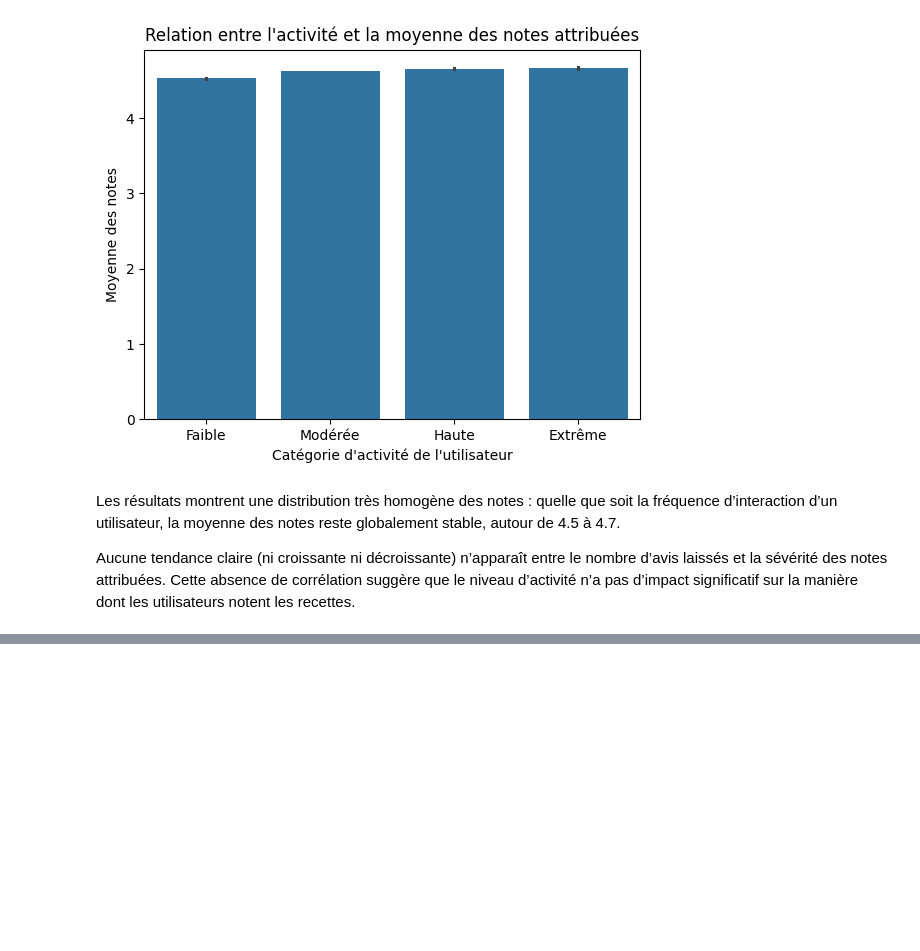
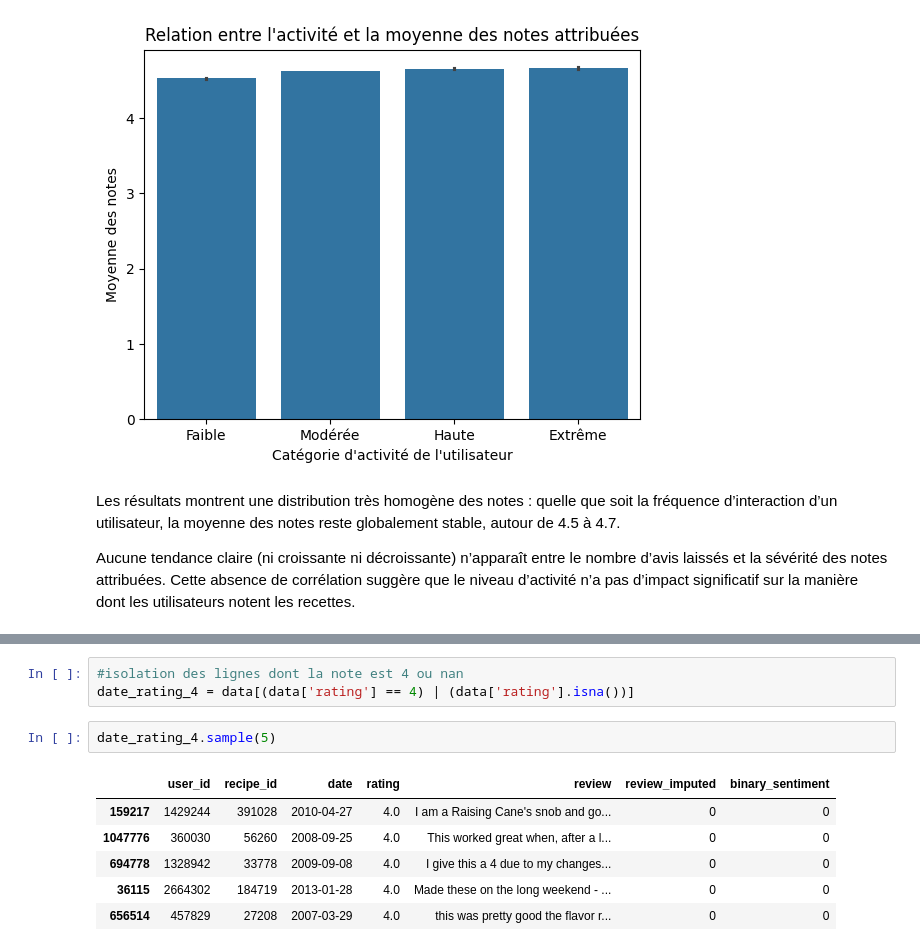
Before and after one commit to DjNaGuRo/MangeTaMain, a Jupyter notebook: notebooks/pr.ipynb, the cells around one changed output, grey strips where cells are left out. Cells and saved outputs as stored; diff of their text form; blank space fills up the shorter version.

```diff
--- a/notebooks/pr.ipynb
+++ b/notebooks/pr.ipynb
@@ -529,0 +501,12 @@ def clean_text(text):
+# %%
+#isolation des lignes dont la note est 4 ou nan
+date_rating_4 = data[(data['rating'] == 4) | (data['rating'].isna())]
+# %%
+date_rating_4.sample(5)
+# %% [output]
+|  | user_id | recipe_id | date | rating | review | review_imputed | binary_sentiment |
+| 159217 | 1429244 | 391028 | 2010-04-27 | 4.0 | I am a Raising Cane's snob and go... | 0 | 0 |
+| 1047776 | 360030 | 56260 | 2008-09-25 | 4.0 | This worked great when, after a l... | 0 | 0 |
+| 694778 | 1328942 | 33778 | 2009-09-08 | 4.0 | I give this a 4 due to my changes... | 0 | 0 |
+| 36115 | 2664302 | 184719 | 2013-01-28 | 4.0 | Made these on the long weekend - ... | 0 | 0 |
+| 656514 | 457829 | 27208 | 2007-03-29 | 4.0 | this was pretty good the flavor r... | 0 | 0 |
```
Also changed, not shown: parts of 42 cells of this notebook.
